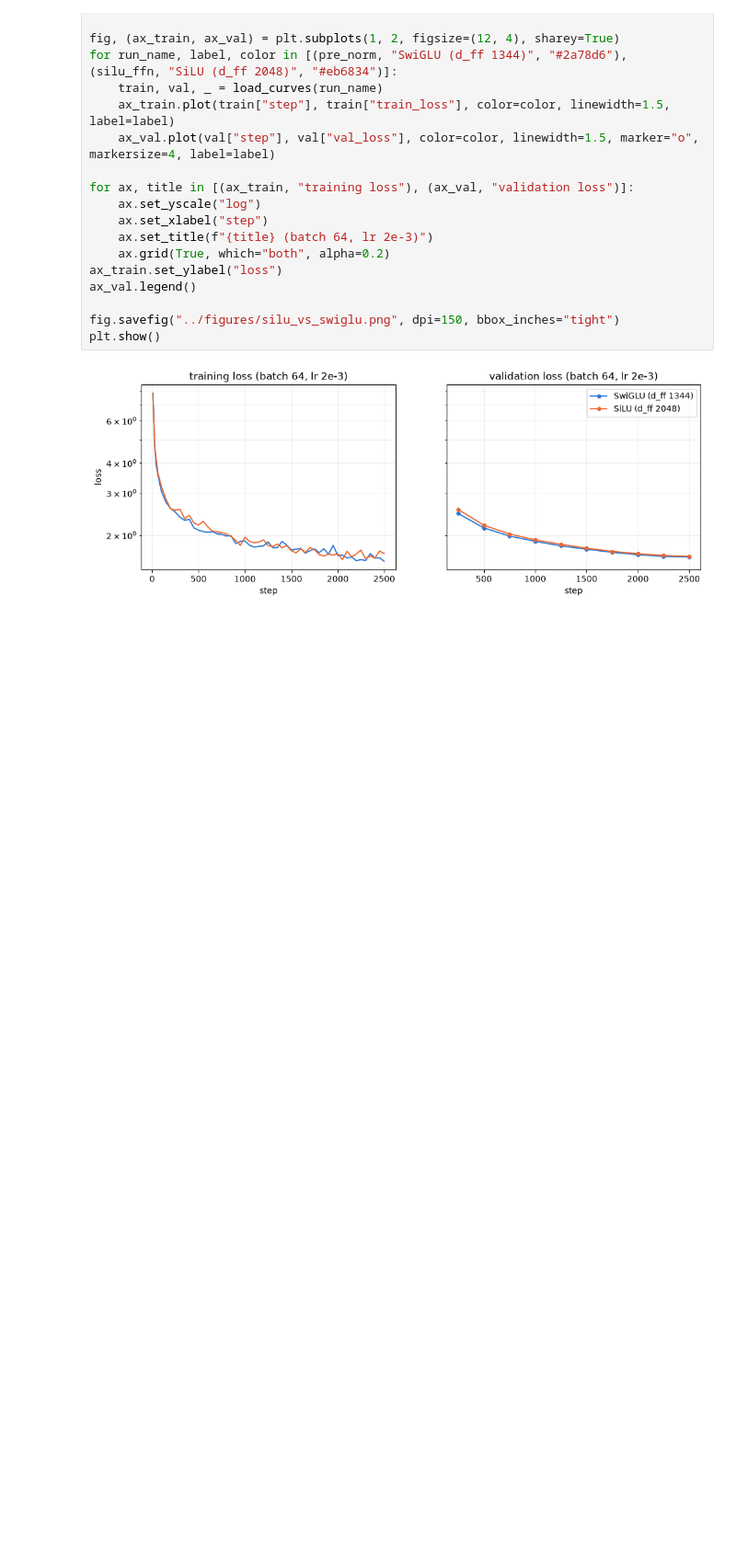
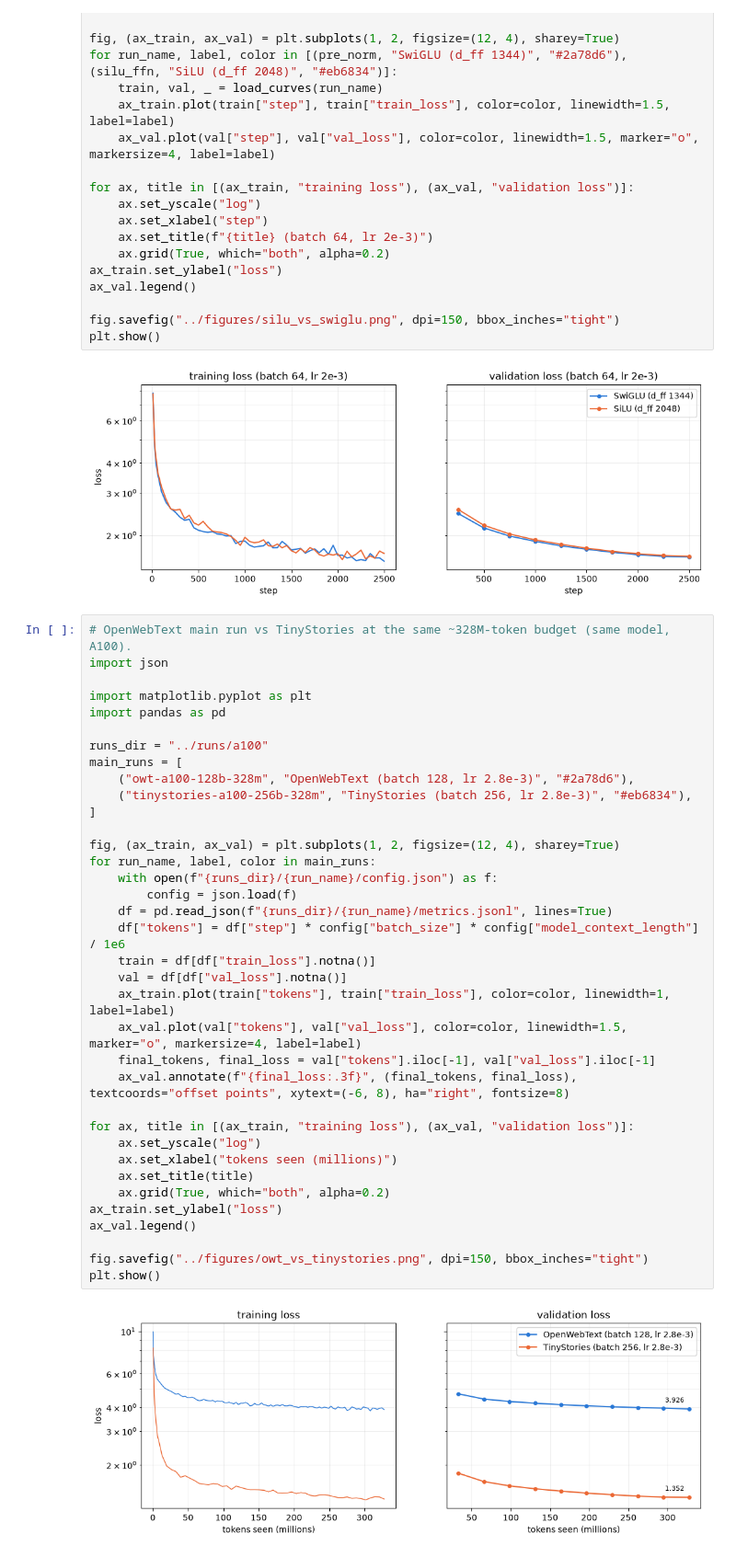
Before and after one commit to pjurczen/cs336-assignment1-basics, a Jupyter notebook: notebooks/metrics_plot.ipynb, the cells around one changed output. Shown at 92% size. Cells and saved outputs as stored; diff of their text form; blank space fills up the shorter version.

Commit message:
Problem 7.4: OWT training

```diff
--- a/notebooks/metrics_plot.ipynb
+++ b/notebooks/metrics_plot.ipynb
@@ -530,3 +530,41 @@ fig.savefig("../figures/silu_vs_swiglu.png", dpi=150, bbox_inches="tight")
 plt.show()
 # %% [output]
 [figure]
+# %%
+# OpenWebText main run vs TinyStories at the same ~328M-token budget (same model, A100).
+import json
+
+import matplotlib.pyplot as plt
+import pandas as pd
+
+runs_dir = "../runs/a100"
+main_runs = [
+    ("owt-a100-128b-328m", "OpenWebText (batch 128, lr 2.8e-3)", "#2a78d6"),
+    ("tinystories-a100-256b-328m", "TinyStories (batch 256, lr 2.8e-3)", "#eb6834"),
+]
+
+fig, (ax_train, ax_val) = plt.subplots(1, 2, figsize=(12, 4), sharey=True)
+for run_name, label, color in main_runs:
+    with open(f"{runs_dir}/{run_name}/config.json") as f:
+        config = json.load(f)
+    df = pd.read_json(f"{runs_dir}/{run_name}/metrics.jsonl", lines=True)
+    df["tokens"] = df["step"] * config["batch_size"] * config["model_context_length"] / 1e6
+    train = df[df["train_loss"].notna()]
+    val = df[df["val_loss"].notna()]
+    ax_train.plot(train["tokens"], train["train_loss"], color=color, linewidth=1, label=label)
+    ax_val.plot(val["tokens"], val["val_loss"], color=color, linewidth=1.5, marker="o", markersize=4, label=label)
+    final_tokens, final_loss = val["tokens"].iloc[-1], val["val_loss"].iloc[-1]
+    ax_val.annotate(f"{final_loss:.3f}", (final_tokens, final_loss), textcoords="offset points", xytext=(-6, 8), ha="right", fontsize=8)
+
+for ax, title in [(ax_train, "training loss"), (ax_val, "validation loss")]:
+    ax.set_yscale("log")
+    ax.set_xlabel("tokens seen (millions)")
+    ax.set_title(title)
+    ax.grid(True, which="both", alpha=0.2)
+ax_train.set_ylabel("loss")
+ax_val.legend()
+
+fig.savefig("../figures/owt_vs_tinystories.png", dpi=150, bbox_inches="tight")
+plt.show()
+# %% [output]
+[figure, added]
```
Also changed, not shown: parts of 2 cells of this notebook, 3 other files.
